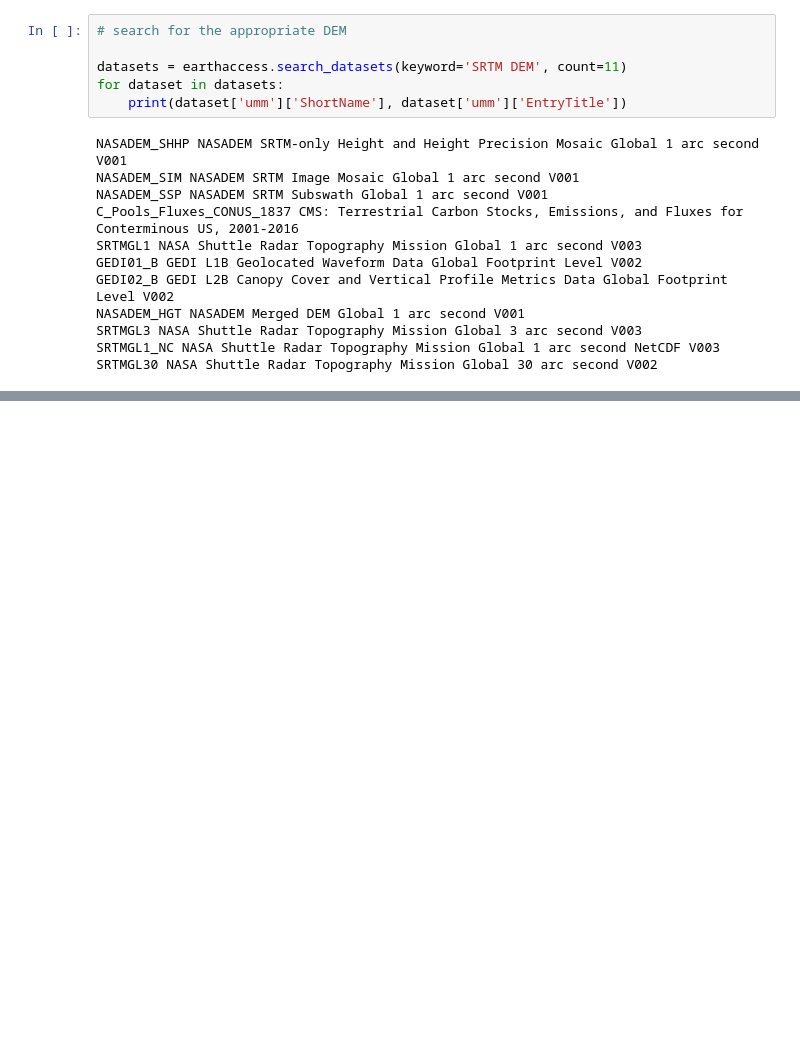
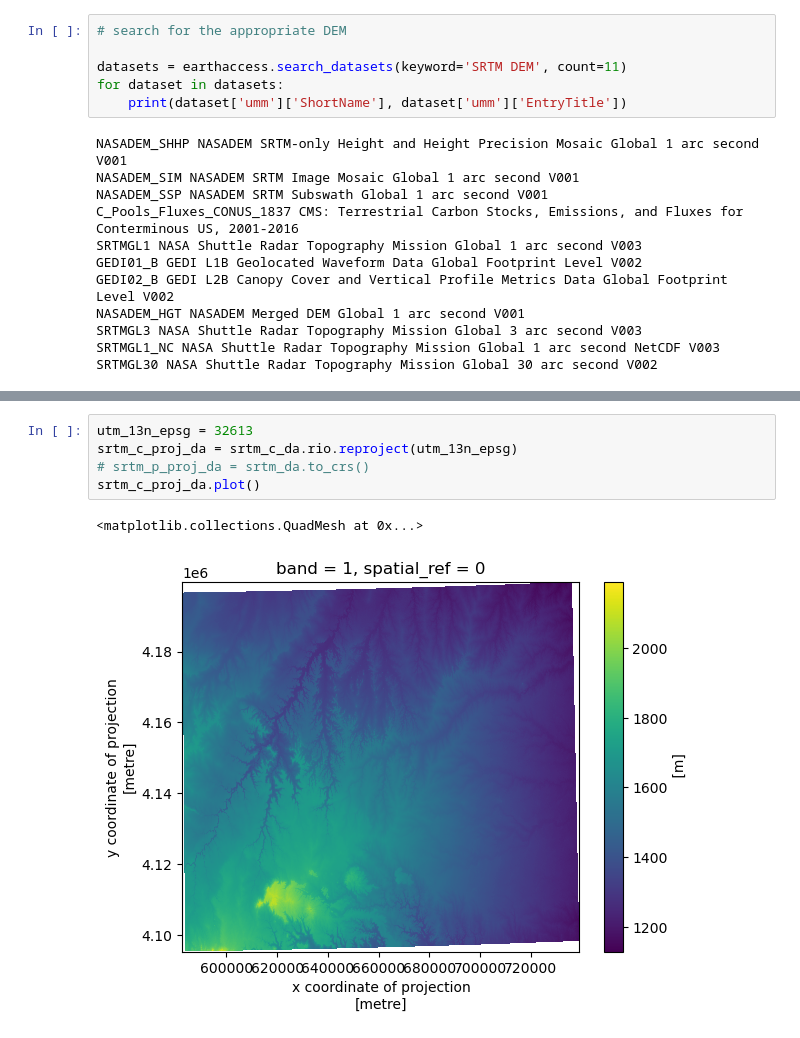
Before and after one commit to allenmoench/habitat_suitability, a Jupyter notebook: habitat_suitability_03_DEM.ipynb, the cells around one changed output, grey strips where cells are left out. Saved outputs shown, nothing was run; the diff lists cells and outputs as text; blank space fills up the shorter version.

```diff
--- a/habitat_suitability_03_DEM.ipynb
+++ b/habitat_suitability_03_DEM.ipynb
@@ -127,0 +111,8 @@ strm_results_1 = earthaccess.download(srtm_results_1, elevation_dir)
+# %%
+utm_13n_epsg = 32613
+srtm_c_proj_da = srtm_c_da.rio.reproject(utm_13n_epsg)
+# srtm_p_proj_da = srtm_da.to_crs()
+srtm_c_proj_da.plot()
+# %% [output]
+<matplotlib.collections.QuadMesh at 0x...>
+[figure, added]
```
Also changed, not shown: parts of 9 cells of this notebook.
